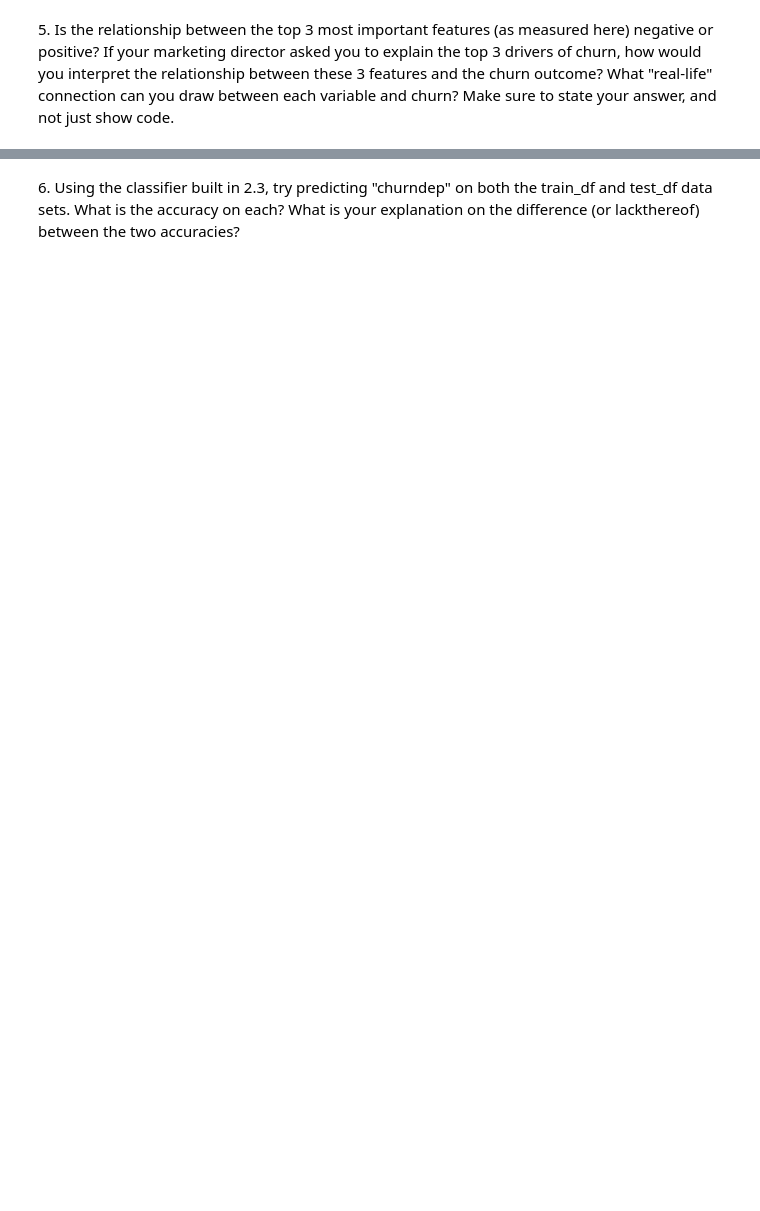
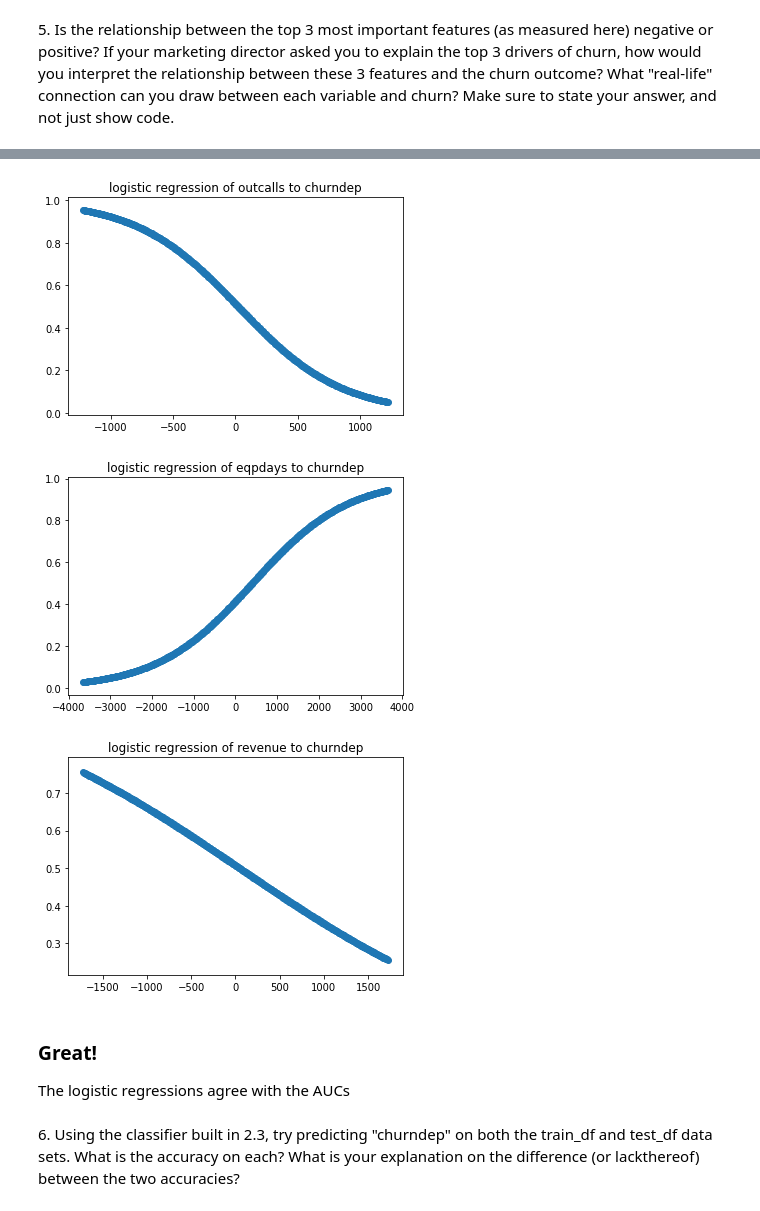
Before and after one commit to rmfeng/ds1001, a Jupyter notebook: homework/hw3/Homework 3 Holdout.ipynb, the cells around one changed output, grey strips where cells are left out. Cells and saved outputs as stored; diff of their text form; code cells hidden in the pictures; blank space fills up the shorter version.

```diff
--- a/homework/hw3/Homework 3 Holdout.ipynb
+++ b/homework/hw3/Homework 3 Holdout.ipynb
@@ -173,2 +219,26 @@ plt.show()
+# %%
+for col in df_imp[-3:].index.values:
+    lr = LogisticRegression(C=10**-2)
+    lr.fit(X[col].values.reshape(-1, 1), Y)
+    descr = X[col].describe()
+    x_min = descr['min']
+    x_max = descr['max']
+    if abs(x_min) > abs(x_max):
+        x_lims = (-abs(x_min), abs(x_min))
+    else:
+        x_lims = (-abs(x_max), abs(x_max))
+    lr_x = np.linspace(x_lims[0]*2, x_lims[1]*2, 500).reshape(-1, 1)
+    lr_predicted = lr.predict_proba(lr_x)
+    plt.scatter(lr_x, lr_predicted[:,1])
+    plt.title("logistic regression of %s to churndep" % col)
+    plt.show()
+# %% [output]
+[figure, added]
+[figure, added]
+[figure, added]
+# %% [markdown]
+### Great!
+
+The logistic regressions agree with the AUCs
 # %% [markdown]
 6\. Using the classifier built in 2.3, try predicting "churndep" on both the train_df and test_df data sets. What is the accuracy on each? What is your explanation on the difference (or lackthereof) between the two accuracies?
```
Also changed, not shown: parts of 36 cells of this notebook, 2 other files.
